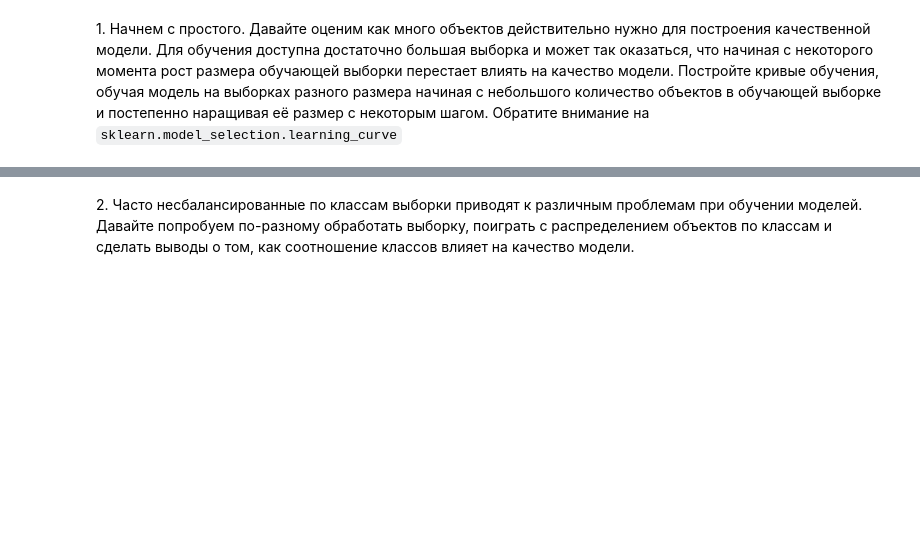
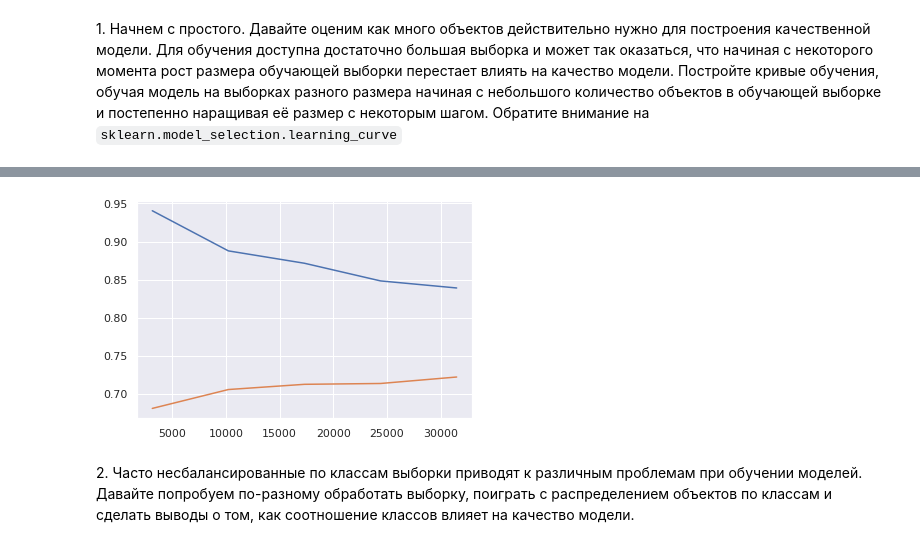
Before and after one commit to Uniholder/Specialization-Yandex-MIPT, a Jupyter notebook: 6_Final_projects/2_churn_prediction/week_5.ipynb, the cells around one changed output, grey strips where cells are left out. Saved outputs shown, nothing was run; the diff lists cells and outputs as text; code cells hidden in the pictures; blank space fills up the shorter version.

Commit message:
week5 catboost learning curve

```diff
--- a/6_Final_projects/2_churn_prediction/week_5.ipynb
+++ b/6_Final_projects/2_churn_prediction/week_5.ipynb
@@ -8,0 +105,4 @@
+# %%
+%%time
+catboost_classifier.fit(X_train, y_train)
+print(roc_auc_score(y_valid, catboost_classifier.predict_proba(X_valid)[:, 1]))
@@ -8,0 +127,5 @@
+# %%
+%%time
+gb_classifier = GradientBoostingClassifier(random_state=2179)
+gb_classifier.fit(X_train, y_train)
+print(roc_auc_score(y_valid, gb_classifier.predict_proba(X_valid)[:, 1]))
@@ -10,3 +137,20 @@
 ## Инструкции
 # %% [markdown]
 1\. Начнем с простого. Давайте оценим как много объектов действительно нужно для построения качественной модели. Для обучения доступна достаточно большая выборка и может так оказаться, что начиная с некоторого момента рост размера обучающей выборки перестает влиять на качество модели. Постройте кривые обучения, обучая модель на выборках разного размера начиная с небольшого количество объектов в обучающей выборке и постепенно наращивая её размер с некоторым шагом. Обратите внимание на `sklearn.model_selection.learning_curve`
+# %%
+from sklearn.model_selection import  learning_curve
+
+from matplotlib import pyplot as plt
+%matplotlib inline
+import seaborn as sns
+sns.set()
+# %%
+train_sizes_abs, train_scores, test_scores, fit_times, score_times = learning_curve(
+    estimator=catboost_classifier,
+    X=X_train,
+    y=y_train,
+    cv=cv,
+    scoring='roc_auc',
+    n_jobs=-1,
+    return_times=True
+)
@@ -13,3 +170,8 @@
+# %%
+sns.lineplot(x=train_sizes_abs, y=train_scores.mean(axis=1))
+sns.lineplot(x=train_sizes_abs, y=test_scores.mean(axis=1));
+# %% [output]
+[figure, added]
 # %% [markdown]
 2\. Часто несбалансированные по классам выборки приводят к различным проблемам при обучении моделей. Давайте попробуем по-разному обработать выборку, поиграть с распределением объектов по классам и сделать выводы о том, как соотношение классов влияет на качество модели.
 # %% [markdown]
```
Also changed, not shown: parts of 24 cells of this notebook, 1 other file.
